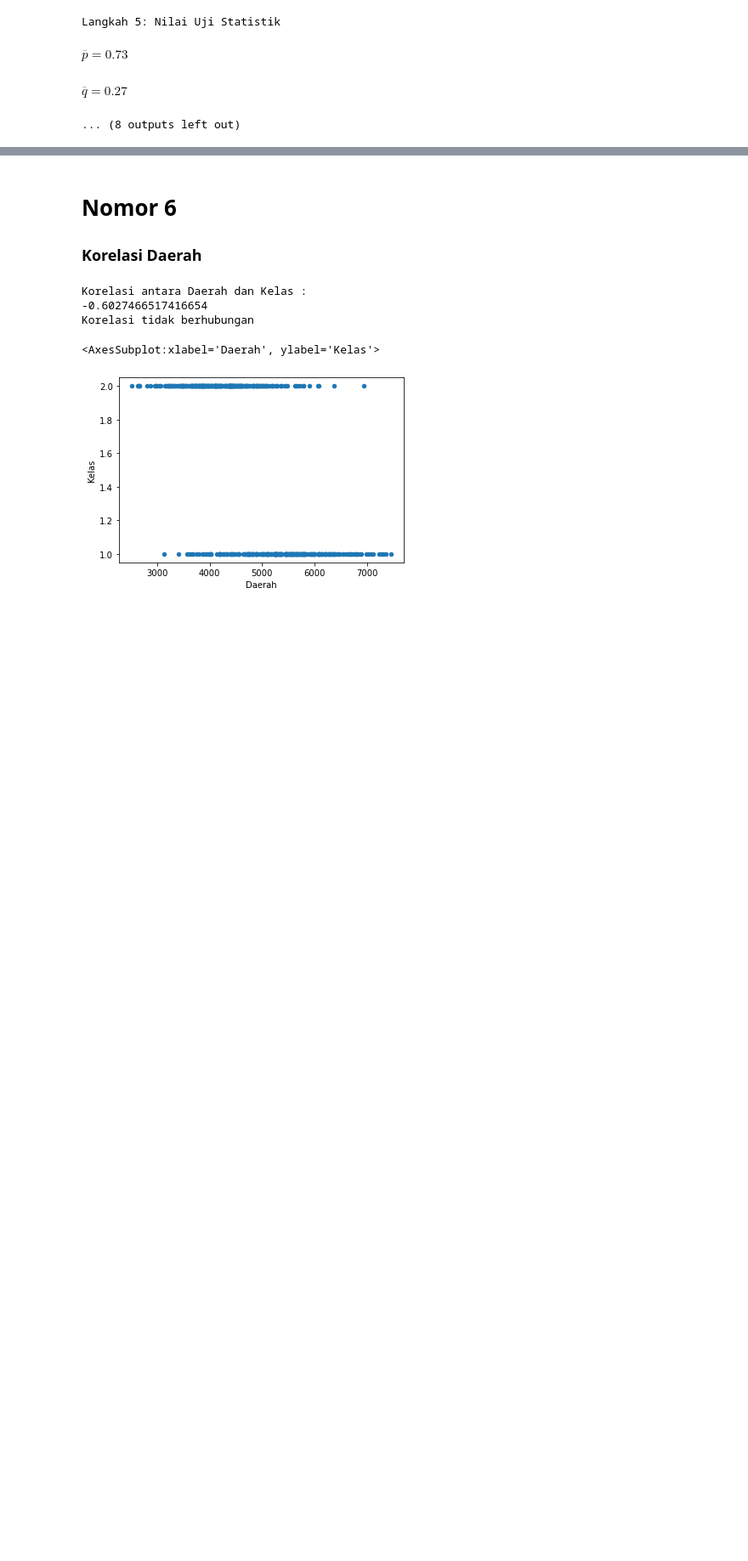
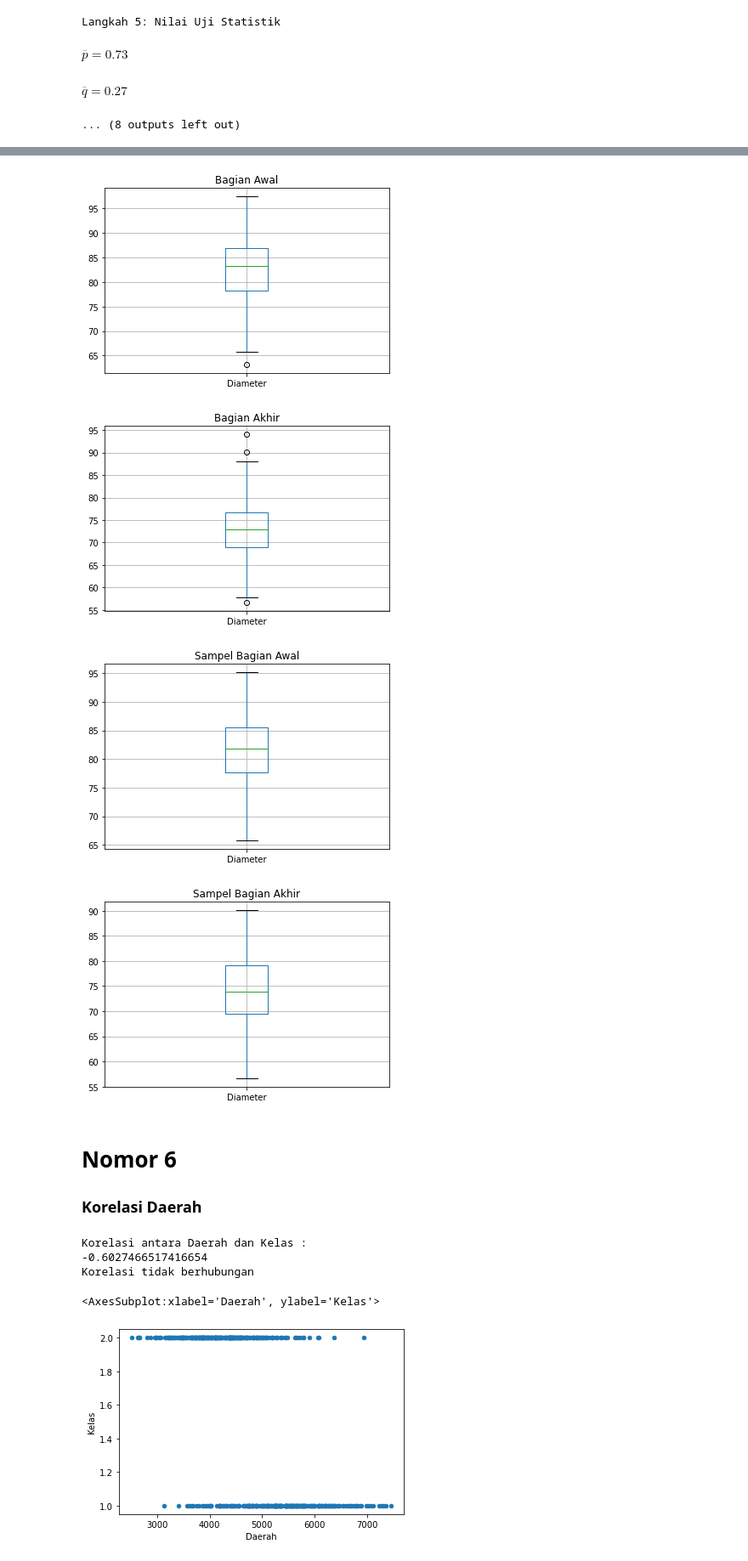
Before and after one commit to bryanrinaldoo/Tubes_Probstat, a Jupyter notebook: TUBES_PROBSTAT.ipynb, the cells around one changed output, grey strips where cells are left out. Shown at 85% size. Saved outputs shown, nothing was run; the diff lists cells and outputs as text; code cells hidden in the pictures; blank space fills up the shorter version.

```diff
--- a/TUBES_PROBSTAT.ipynb
+++ b/TUBES_PROBSTAT.ipynb
@@ -1518,4 +1521,19 @@ $\displaystyle s_{2}^{2} = {39.82826438807723}$
 ... (4 outputs left out)
+# %%
+#boxplot
+dfawal.boxplot("Diameter").set_title("Bagian Awal")
+plt.show()
+dfakhir.boxplot("Diameter").set_title("Bagian Akhir")
+plt.show()
+sampelawal.boxplot("Diameter").set_title("Sampel Bagian Awal")
+plt.show()
+sampelakhir.boxplot("Diameter").set_title("Sampel Bagian Akhir")
+plt.show()
+# %% [output]
+[figure, added]
+[figure, added]
+[figure, added]
+[figure, added]
 # %% [markdown]
 # Nomor 6<a name="no6"></a>
 ### Korelasi Daerah
```
Also changed, not shown: parts of 12 cells of this notebook, 1 other file.
